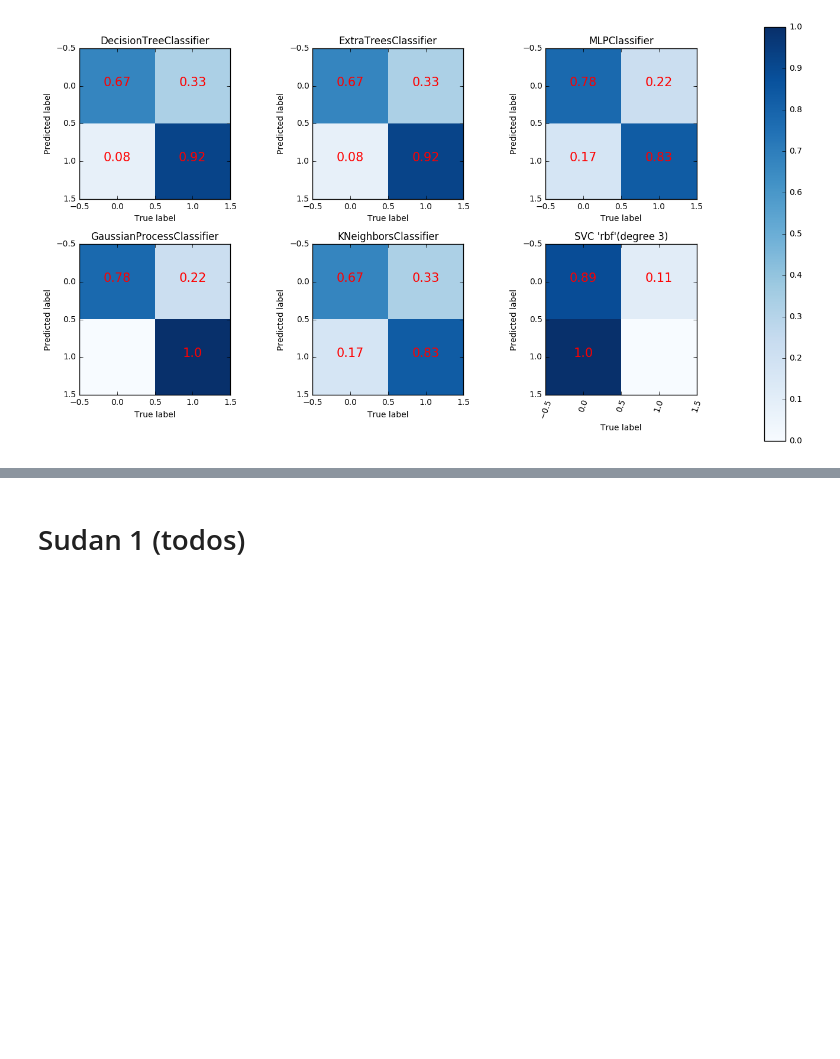
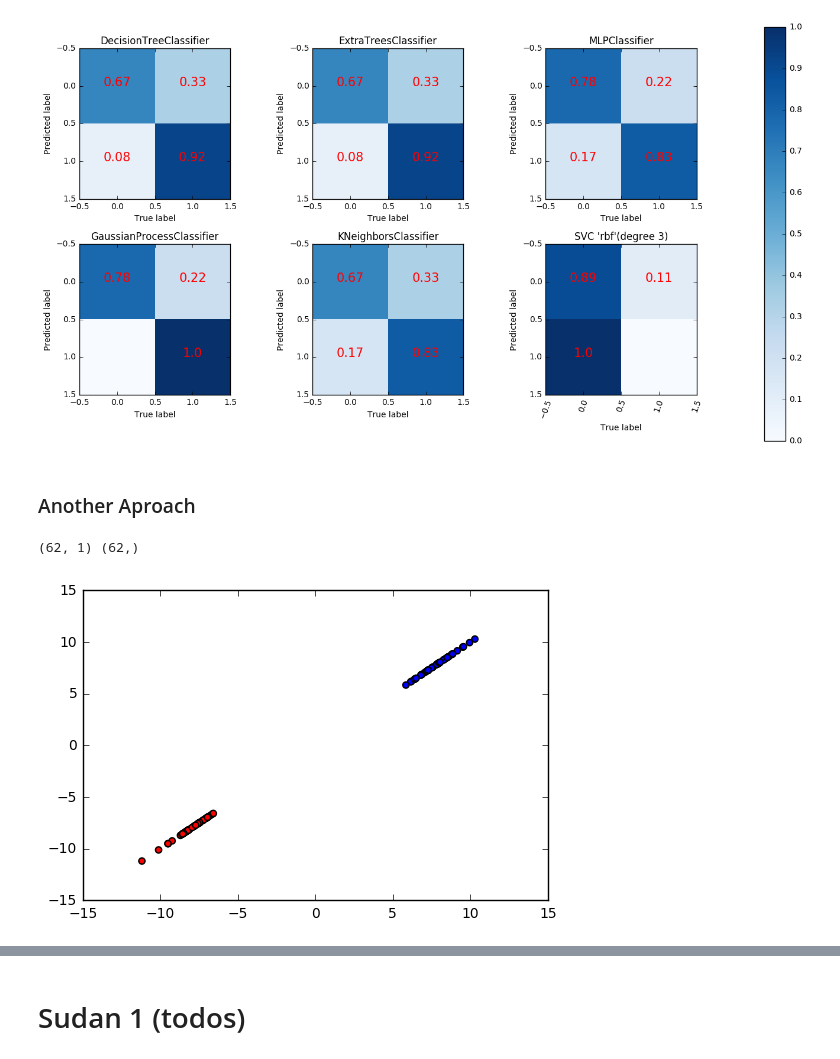
Before and after one commit to samuel1a0/azafran, a Jupyter notebook: Revision.ipynb, the cells around one changed output, grey strips where cells are left out. Saved outputs shown, nothing was run; the diff lists cells and outputs as text; code cells hidden in the pictures; blank space fills up the shorter version.

```diff
--- a/Revision.ipynb
+++ b/Revision.ipynb
@@ -355,3 +394,35 @@ plot_data_train_test(c_comp_p.values, c_comp["clase"], tr, ts)
 clasificar(c_train_x, c_train_y, c_test_x, c_test_y, c_clases, "rbf", 3)
 # %% [output]
 [figure]
+# %% [markdown]
+### Another Aproach
+# %%
+co_clases = ["sin adulterar", "sudan 1 - 5%"]
+co_comp = load_par(co_clases)
+
+pipo = Pipeline([("sca", StandardScaler()),
+#                  ("lda", LinearDiscriminantAnalysis(n_components=2) )# 2 components = 97% variance
+                ])
+co_comp_p = pipo.fit_transform(co_comp.iloc[:,:-1])#, bo_comp.iloc[:,-1:])
+
+lda = LinearDiscriminantAnalysis(n_components=2)
+
+co_comp_p = lda.fit_transform(co_comp_p[:,:-1], co_comp["clase"])
+co_comp_p = pd.DataFrame(co_comp_p)
+
+c_train_x, c_test_x, c_train_y, c_test_y = train_test_split(co_comp_p, co_comp["clase"], test_size=.25)
+print(c_train_x.shape, c_train_y.shape)
+
+c_train_x, c_test_x, c_train_y, c_test_y = train_test_split(co_comp_p, co_comp["clase"], test_size=.25)
+
+# tr, ts = {"x":b_train_x.values, "y":b_train_y.values}, {"x":b_test_x.values, "y":b_test_y.values}
+# plot_data_train_test(bo_comp_p.values, bo_comp["clase"], tr, ts)
+
+colors = ["r","b"]
+colors = [colors[x] for x in co_comp["clase"]]
+plt.figure()
+plt.scatter(co_comp_p, co_comp_p, c=colors)
+plt.show()
+# %% [output]
+(62, 1) (62,)
+[figure, added]
```
Also changed, not shown: parts of 12 cells of this notebook, 1 other file.
